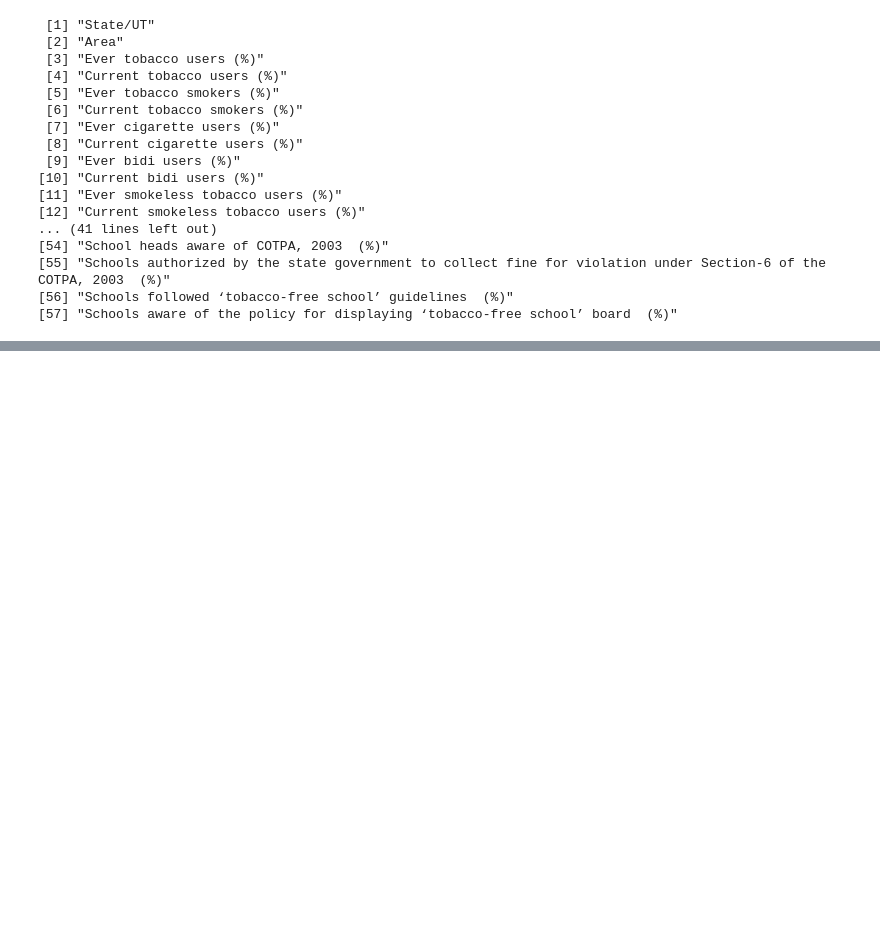
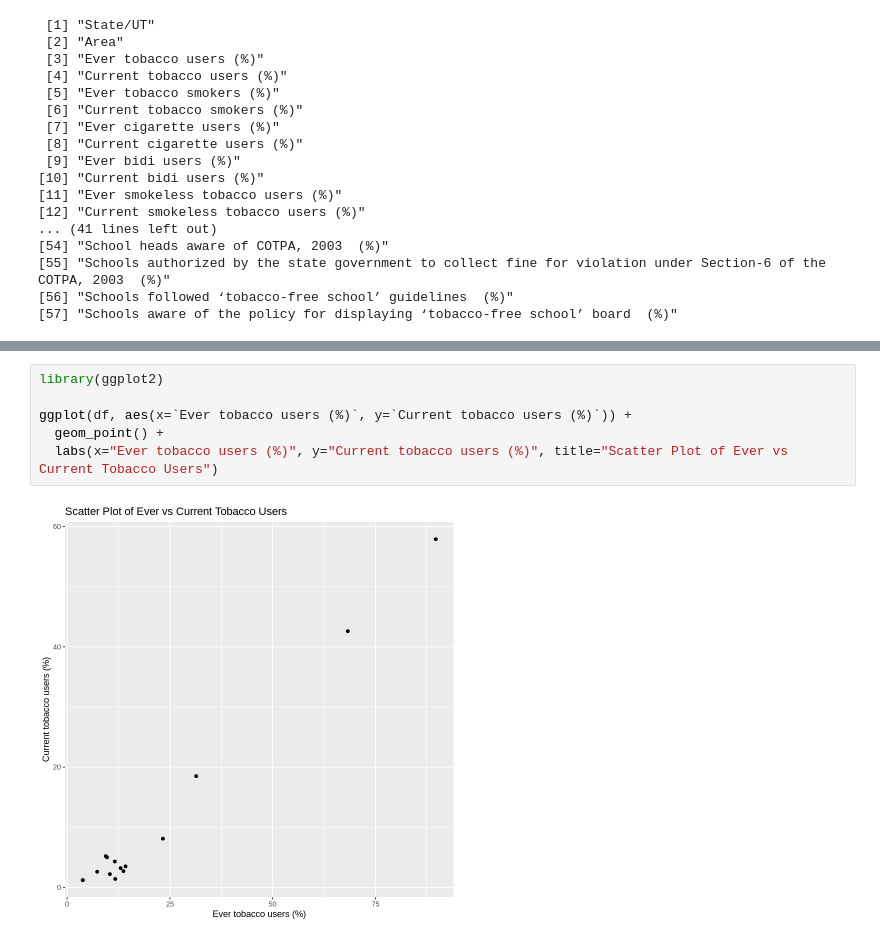
Before and after one commit to abdulhakkeempa/indian-tobacco-analysis, a Jupyter notebook: indian_tobacco_analysis.ipynb, the cells around one changed output, grey strips where cells are left out. Drawn from its saved outputs; the diff is of its cells as text; blank space fills up the shorter version.

```diff
--- a/indian_tobacco_analysis.ipynb
+++ b/indian_tobacco_analysis.ipynb
@@ -211,0 +254,8 @@ names(df)
+# %%
+library(ggplot2)
+
+ggplot(df, aes(x=`Ever tobacco users (%)`, y=`Current tobacco users (%)`)) +
+  geom_point() +
+  labs(x="Ever tobacco users (%)", y="Current tobacco users (%)", title="Scatter Plot of Ever vs Current Tobacco Users")
+# %% [output]
+[figure, added]
```
Also changed, not shown: parts of 11 cells of this notebook.
